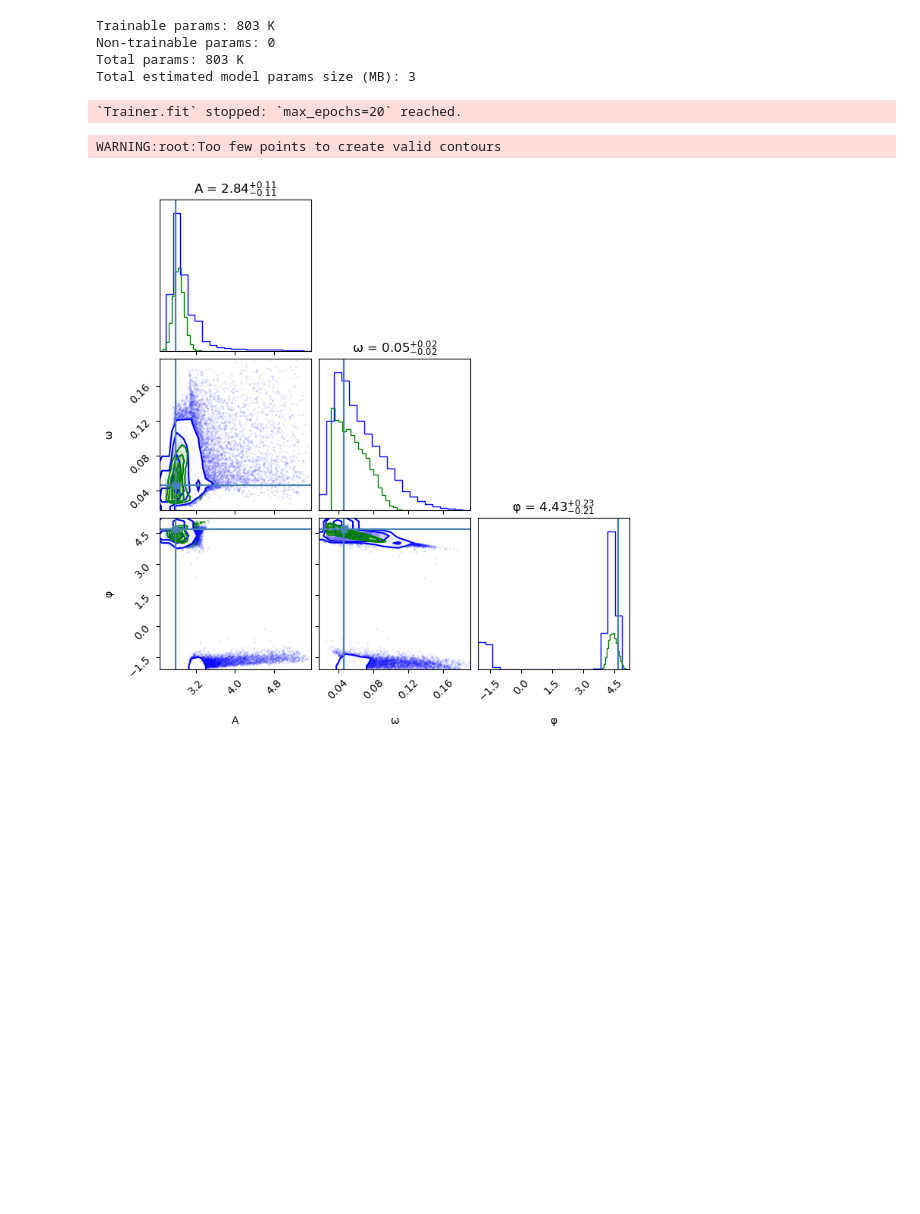
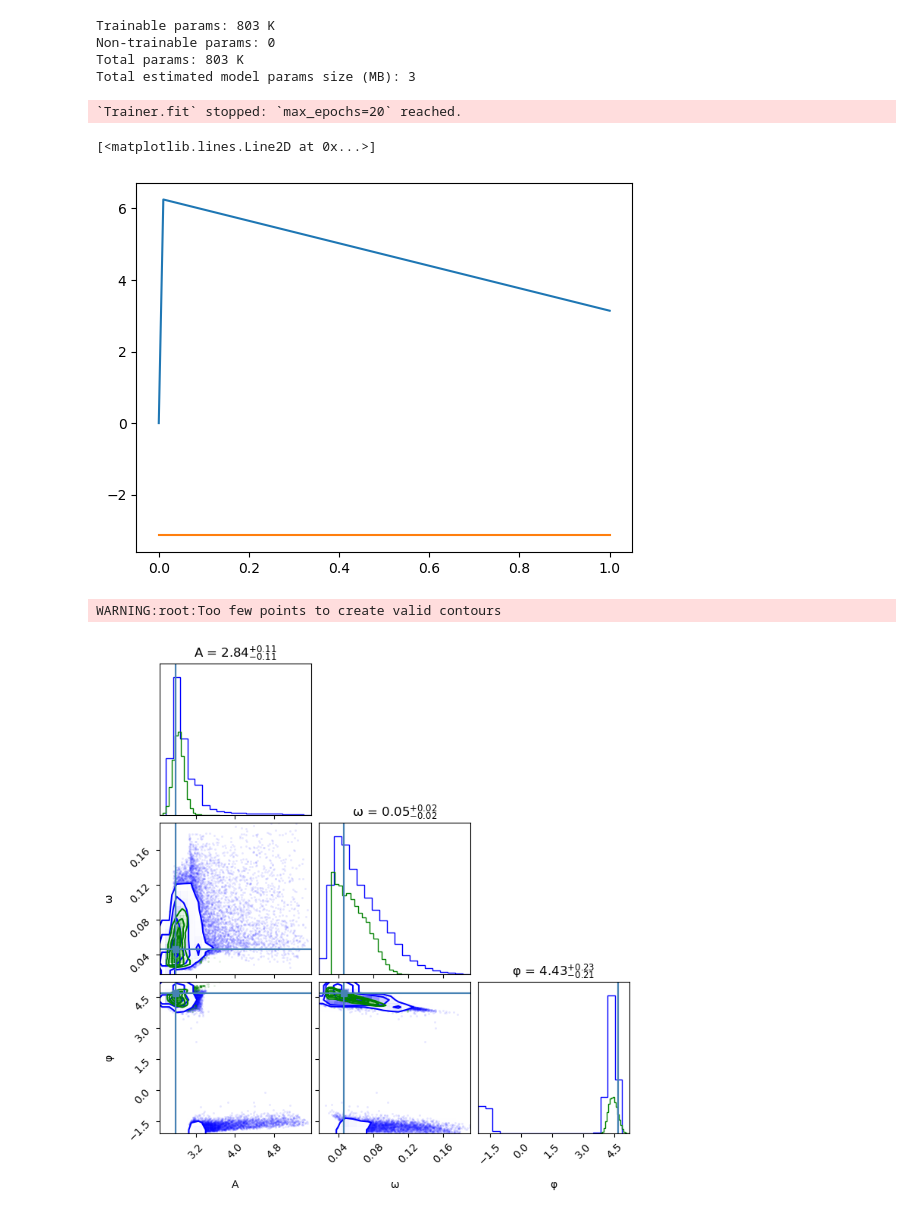
Before and after one commit to davidesartor/CANNA, a Jupyter notebook: Sinusoid.ipynb, the cells around one changed output. Cells and saved outputs as stored; diff of their text form; code cells hidden in the pictures; blank space fills up the shorter version.

```diff
--- a/Sinusoid.ipynb
+++ b/Sinusoid.ipynb
@@ -47,6 +45,29 @@ Non-trainable params: 0
 Total params: 803 K
 Total estimated model params size (MB): 3
 `Trainer.fit` stopped: `max_epochs=20` reached.
+# %%
+import jax
+import jax.numpy as jnp
+from jax.scipy.stats import uniform
+import matplotlib.pyplot as plt
+
+
+x0 = jnp.zeros(())
+x1 = jnp.ones(()) *3*jnp.pi
+t = jnp.linspace(0, 1, 100)
+
+@jax.value_and_grad
+def geodesic(t, x0, x1):
+    logmap = jnp.arctan2(jnp.sin(x1 - x0), jnp.cos(x1 - x0))
+    xt = (x0 + t * logmap) % (2 * jnp.pi)  # exponential map
+    return xt
+
+xt, dx = jax.vmap(lambda t: geodesic(t, x0, x1))(t)
+plt.plot(t, xt)
+plt.plot(t, dx)
+# %% [output]
+[<matplotlib.lines.Line2D at 0x...>]
+[figure, added]
 # %%
 from utils import corner_plot
 corner_plot(dataset, model.to("cuda"), examples=5, samples=32*1024, verbose=True)
```
Also changed, not shown: parts of 1 cell of this notebook, 5 other files.
